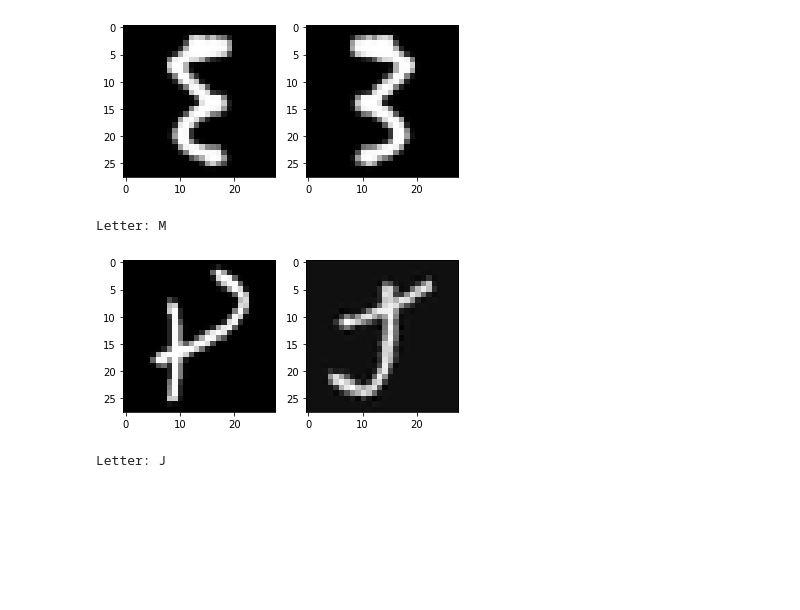
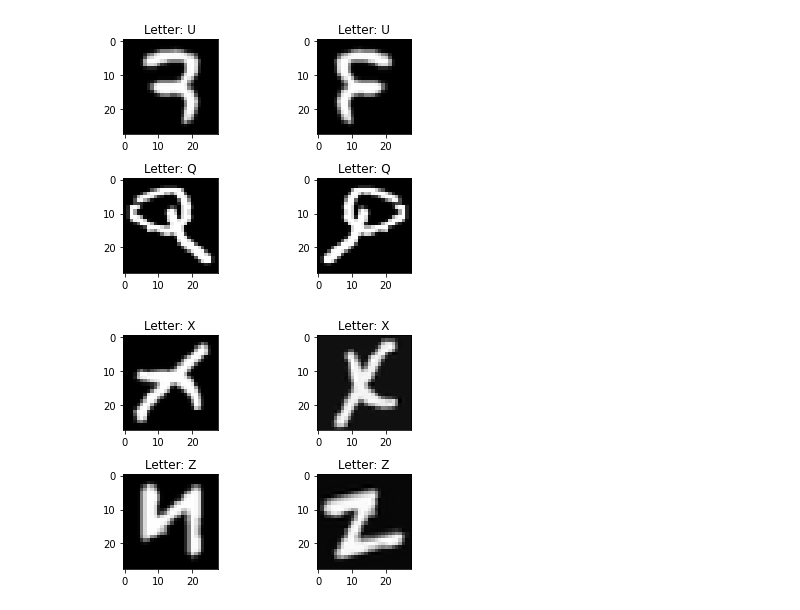
Before and after one commit to pindelm79/letter-recognition, a Jupyter notebook: notebooks/2-mp-data-preparation.ipynb, the cells around one changed output. Saved outputs shown, nothing was run; the diff lists cells and outputs as text; code cells hidden in the pictures; blank space fills up the shorter version.

```diff
--- a/notebooks/2-mp-data-preparation.ipynb
+++ b/notebooks/2-mp-data-preparation.ipynb
@@ -4,6 +4,7 @@ import string
 import numpy as np
 import scipy.ndimage
 import matplotlib.pyplot as plt
+from PIL import Image
 from tqdm.notebook import tqdm
 
 from letter_recognition import RNG
@@ -11,6 +12,7 @@ from letter_recognition import RNG
 %matplotlib inline
 
 letters_map = {i: string.ascii_uppercase[i] for i in range(26)}
+compare_grid_size = 2
 # %%
 # Raw data loading
 with open("../data/raw/data.npz", "rb") as f:
@@ -31,30 +33,36 @@ Letter: R
 # %%
 # Processing - flipping
 images = np.flip(images, 3)
 
 # Before/after
-i = RNG.integers(0, len(images))
-fig, axs = plt.subplots(1, 2)
-axs[0].imshow(images_raw[i, 0], cmap="gray")
-axs[1].imshow(images[i, 0], cmap="gray")
+indices = RNG.integers(0, len(images), compare_grid_size)
+fig, axs = plt.subplots(compare_grid_size, 2)
+for row in range(compare_grid_size):
+    i = indices[row]
+    axs[row, 0].imshow(images_raw[i, 0], cmap="gray")
+    axs[row, 0].set_title(f"Letter: {letters_map[labels[i]]}")
+    axs[row, 1].imshow(images[i, 0], cmap="gray")
+    axs[row, 1].set_title(f"Letter: {letters_map[labels[i]]}")
+plt.tight_layout()
 plt.show()
-print("Letter:", letters_map[labels[i]])
 # %% [output]
-[figure, old version]
+[figure, new version]
-Letter: M
 # %%
 # Processing - rotation (+/- random angle)
 for i in tqdm(range(len(images))):
-    angle = RNG.integers(-30, 31)
+    angle = RNG.integers(-15, 16)
     images[i, 0] = scipy.ndimage.rotate(images[i, 0], 90 + angle, reshape=False)
 
 # Before/after
-i = RNG.integers(0, len(images))
-fig, axs = plt.subplots(1, 2)
-axs[0].imshow(images_raw[i, 0], cmap="gray")
-axs[1].imshow(images[i, 0], cmap="gray")
+indices = RNG.integers(0, len(images), compare_grid_size)
+fig, axs = plt.subplots(compare_grid_size, 2)
+for row in range(compare_grid_size):
+    i = indices[row]
+    axs[row, 0].imshow(images_raw[i, 0], cmap="gray")
+    axs[row, 0].set_title(f"Letter: {letters_map[labels[i]]}")
+    axs[row, 1].imshow(images[i, 0], cmap="gray")
+    axs[row, 1].set_title(f"Letter: {letters_map[labels[i]]}")
+plt.tight_layout()
 plt.show()
-print("Letter:", letters_map[labels[i]])
 # %% [output]
-[figure, old version]
+[figure, new version]
-Letter: J
```
Also changed, not shown: parts of 3 cells of this notebook.
